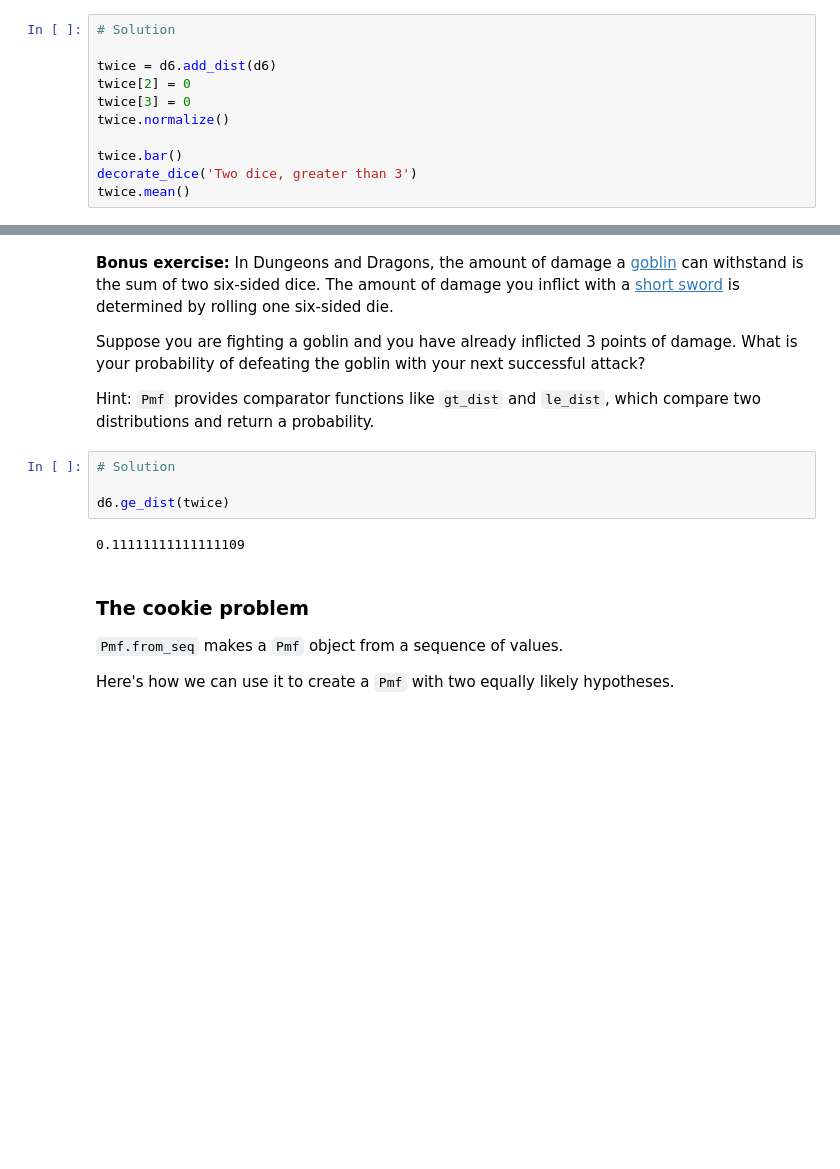
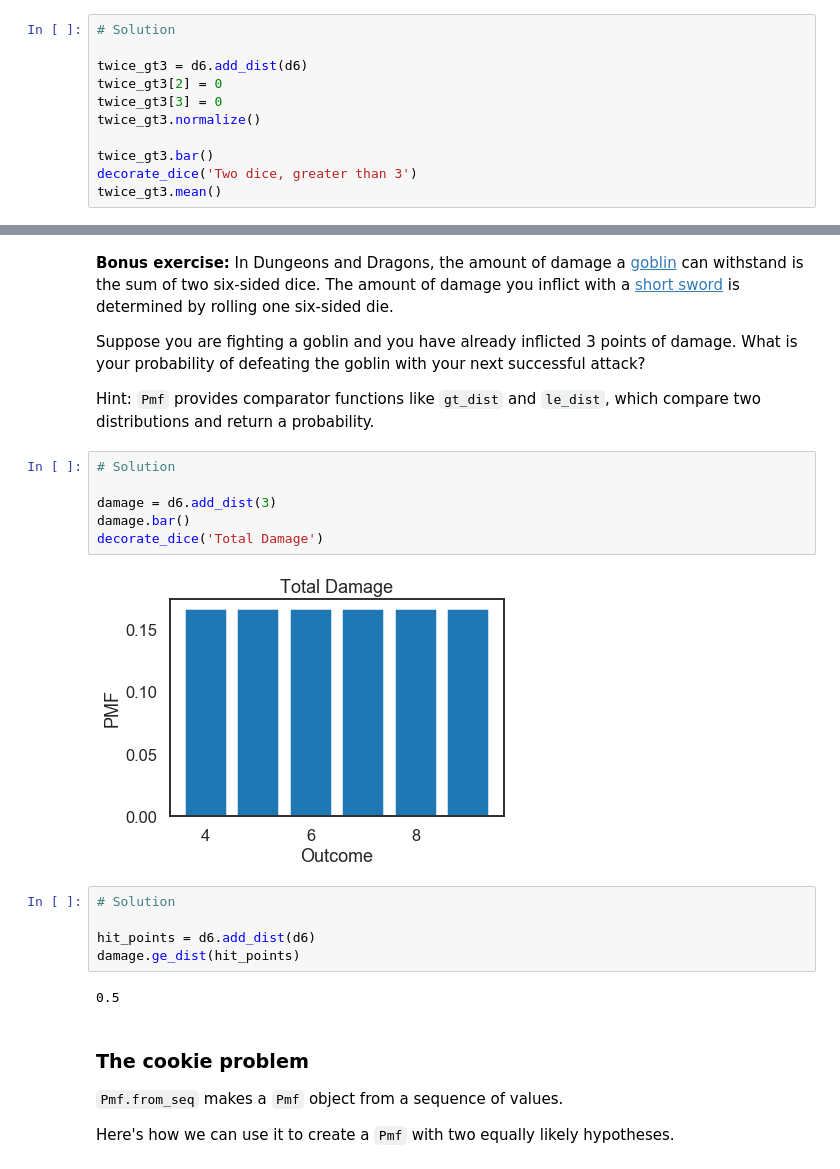
Before and after one commit to AllenDowney/BayesMadeSimple, a Jupyter notebook: 01_cookie_soln.ipynb, the cells around one changed output, grey strips where cells are left out. Drawn from its saved outputs; the diff is of its cells as text; blank space fills up the shorter version.

```diff
--- a/01_cookie_soln.ipynb
+++ b/01_cookie_soln.ipynb
@@ -125,14 +132,14 @@ Plot the `Pmf` of the remaining possible outcomes and compute its mean.
 # %%
 # Solution
 
-twice = d6.add_dist(d6)
-twice[2] = 0
-twice[3] = 0
-twice.normalize()
+twice_gt3 = d6.add_dist(d6)
+twice_gt3[2] = 0
+twice_gt3[3] = 0
+twice_gt3.normalize()
 
-twice.bar()
+twice_gt3.bar()
 decorate_dice('Two dice, greater than 3')
-twice.mean()
+twice_gt3.mean()
 # %% [output]
 7.393939393939394
 [figure]
@@ -142,12 +149,21 @@ twice.mean()
 Suppose you are fighting a goblin and you have already inflicted 3 points of damage.  What is your probability of defeating the goblin with your next successful attack?
 
 Hint: `Pmf` provides comparator functions like `gt_dist` and `le_dist`, which compare two distributions and return a probability.
+# %%
+# Solution
+
+damage = d6.add_dist(3)
+damage.bar()
+decorate_dice('Total Damage')
+# %% [output]
+[figure, added]
 # %%
 # Solution
 
-d6.ge_dist(twice)
+hit_points = d6.add_dist(d6)
+damage.ge_dist(hit_points)
 # %% [output]
-0.11111111111111109
+0.5
 # %% [markdown]
 ### The cookie problem
 
```
Also changed, not shown: parts of 3 cells of this notebook, 1 other file.
